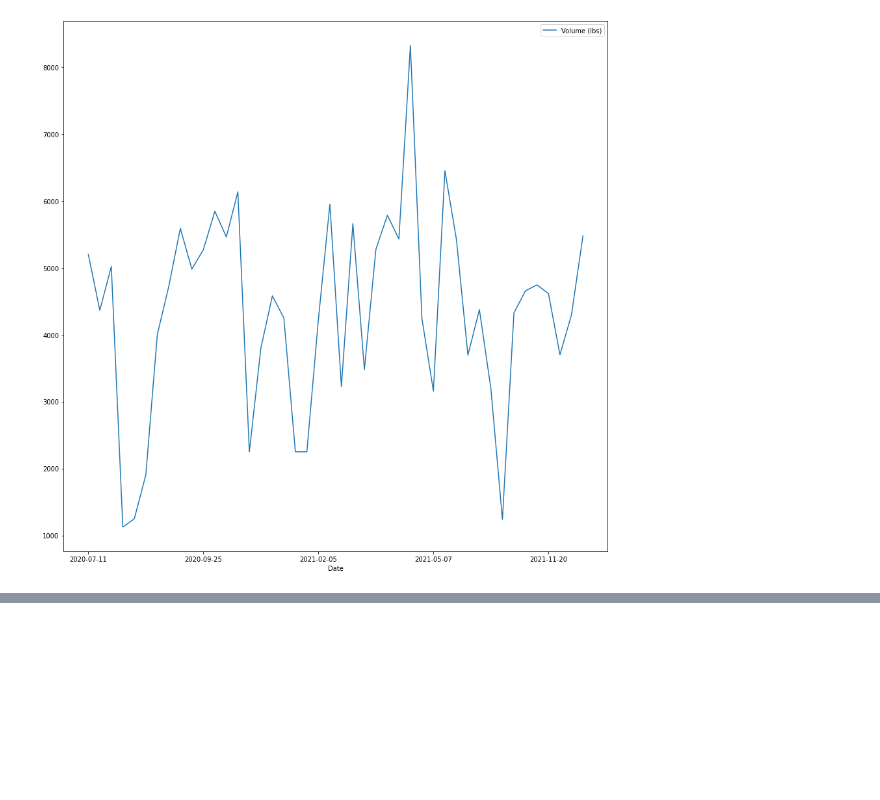
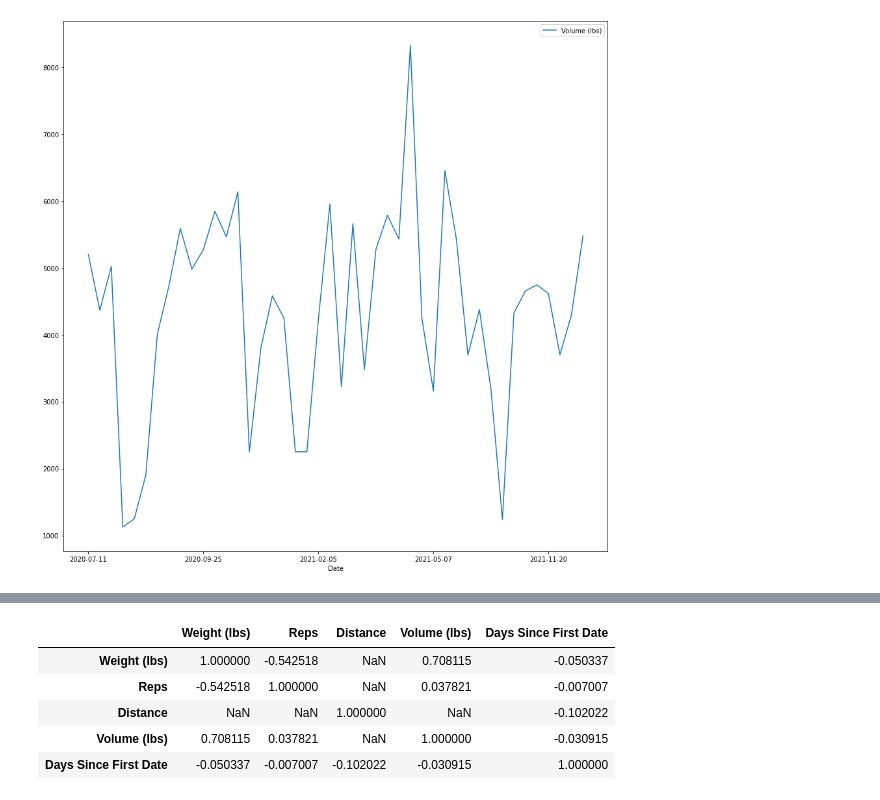
Before and after one commit to moferg/fitness-tracker, a Jupyter notebook: testing/fitnotes_test.ipynb, the cells around one changed output, grey strips where cells are left out. Cells and saved outputs as stored; diff of their text form; code cells hidden in the pictures; blank space fills up the shorter version.

```diff
--- a/testing/fitnotes_test.ipynb
+++ b/testing/fitnotes_test.ipynb
@@ -160,0 +227,9 @@ df_bench_group_date.plot(y = 'Volume (lbs)', figsize = [15, 15])
+# %%
+df.corr()
+# %% [output]
+|  | Weight (lbs) | Reps | Distance | Volume (lbs) | Days Since First Date |
+| Weight (lbs) | 1.000000 | -0.542518 | NaN | 0.708115 | -0.050337 |
+| Reps | -0.542518 | 1.000000 | NaN | 0.037821 | -0.007007 |
+| Distance | NaN | NaN | 1.000000 | NaN | -0.102022 |
+| Volume (lbs) | 0.708115 | 0.037821 | NaN | 1.000000 | -0.030915 |
+| Days Since First Date | -0.050337 | -0.007007 | -0.102022 | -0.030915 | 1.000000 |
```
Also changed, not shown: parts of 5 cells of this notebook.
